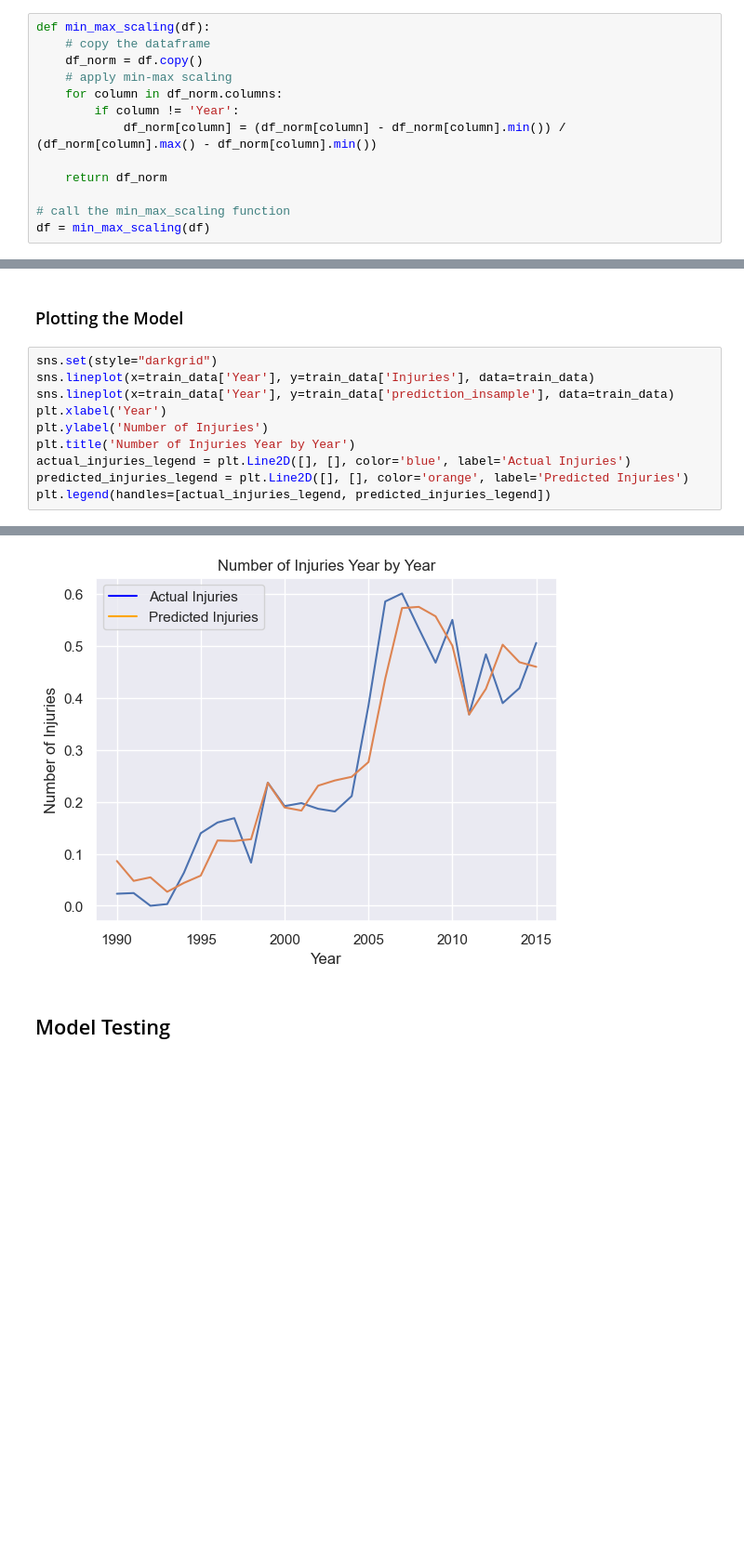
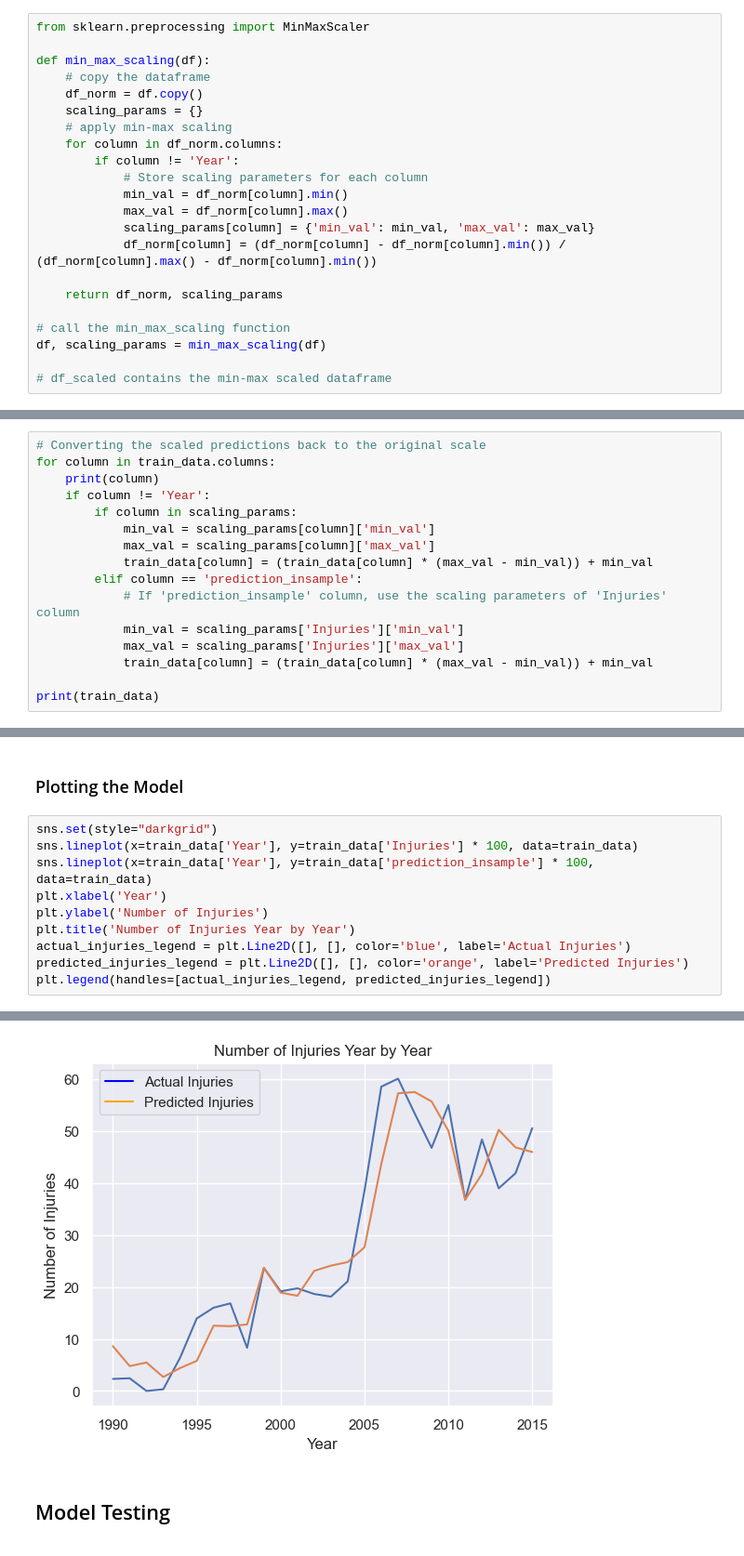
Before and after one commit to adc1021/NBAInjuryPredictor, a Jupyter notebook: notebooks/Forecasting.ipynb, the cells around one changed output, grey strips where cells are left out. Shown at 93% size. Drawn from its saved outputs; the diff is of its cells as text; blank space fills up the shorter version.

Commit message:
trying to fix scaling

```diff
--- a/notebooks/Forecasting.ipynb
+++ b/notebooks/Forecasting.ipynb
@@ -176,18 +195,27 @@ df['Shortened Season'] = np.where(df['Year'].isin([1999, 2011, 2020, 2021]), 1,
 # %% [markdown]
 >  **To prevent larger values from skewing the model I will be using max-min normalization to set all feature values between 0 and 1**
 # %%
+from sklearn.preprocessing import MinMaxScaler
+
 def min_max_scaling(df):
     # copy the dataframe
     df_norm = df.copy()
+    scaling_params = {}
     # apply min-max scaling
     for column in df_norm.columns:
         if column != 'Year':
+            # Store scaling parameters for each column
+            min_val = df_norm[column].min()
+            max_val = df_norm[column].max()
+            scaling_params[column] = {'min_val': min_val, 'max_val': max_val}
             df_norm[column] = (df_norm[column] - df_norm[column].min()) / (df_norm[column].max() - df_norm[column].min())
 
-    return df_norm
+    return df_norm, scaling_params
 
 # call the min_max_scaling function
-df = min_max_scaling(df)
+df, scaling_params = min_max_scaling(df)
+
+# df_scaled contains the min-max scaled dataframe
 # %% [markdown]
 ### Feature Correlations
 <a id="24-ft_corr"></a>
@@ -291,0 +321,16 @@ dtype: float64
+# %%
+# Converting the scaled predictions back to the original scale
+for column in train_data.columns:
+    print(column)
+    if column != 'Year':
+        if column in scaling_params:
+            min_val = scaling_params[column]['min_val']
+            max_val = scaling_params[column]['max_val']
+            train_data[column] = (train_data[column] * (max_val - min_val)) + min_val
+        elif column == 'prediction_insample':
+            # If 'prediction_insample' column, use the scaling parameters of 'Injuries' column
+            min_val = scaling_params['Injuries']['min_val']
+            max_val = scaling_params['Injuries']['max_val']
+            train_data[column] = (train_data[column] * (max_val - min_val)) + min_val
+
+print(train_data)
@@ -293,17 +366,17 @@ dtype: float64
 ### Plotting the Model
 # %%
 sns.set(style="darkgrid")
-sns.lineplot(x=train_data['Year'], y=train_data['Injuries'], data=train_data)
-sns.lineplot(x=train_data['Year'], y=train_data['prediction_insample'], data=train_data)
+sns.lineplot(x=train_data['Year'], y=train_data['Injuries'] * 100, data=train_data)
+sns.lineplot(x=train_data['Year'], y=train_data['prediction_insample'] * 100, data=train_data)
 plt.xlabel('Year')
 plt.ylabel('Number of Injuries')
 plt.title('Number of Injuries Year by Year')
 actual_injuries_legend = plt.Line2D([], [], color='blue', label='Actual Injuries')
 predicted_injuries_legend = plt.Line2D([], [], color='orange', label='Predicted Injuries')
 plt.legend(handles=[actual_injuries_legend, predicted_injuries_legend])
 # %% [output]
 <matplotlib.legend.Legend at 0x...>
-[figure, old version]
+[figure, new version]
 # %% [markdown]
 ## Model Testing
 <a id="4-MT"><a>
```
Also changed, not shown: parts of 3 cells of this notebook, 1 other file.
